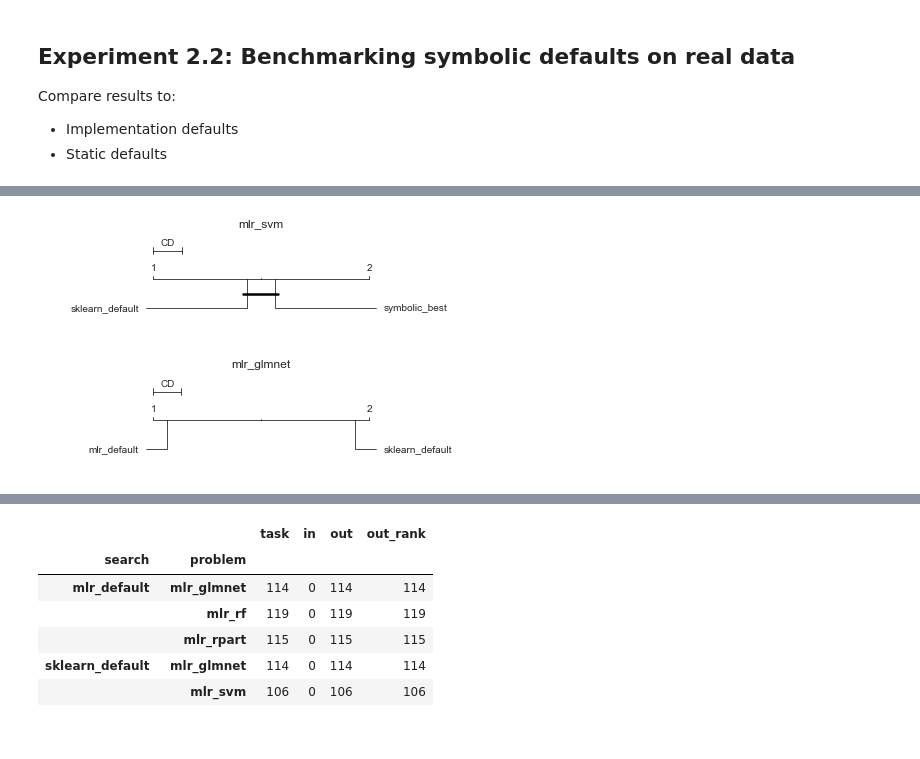
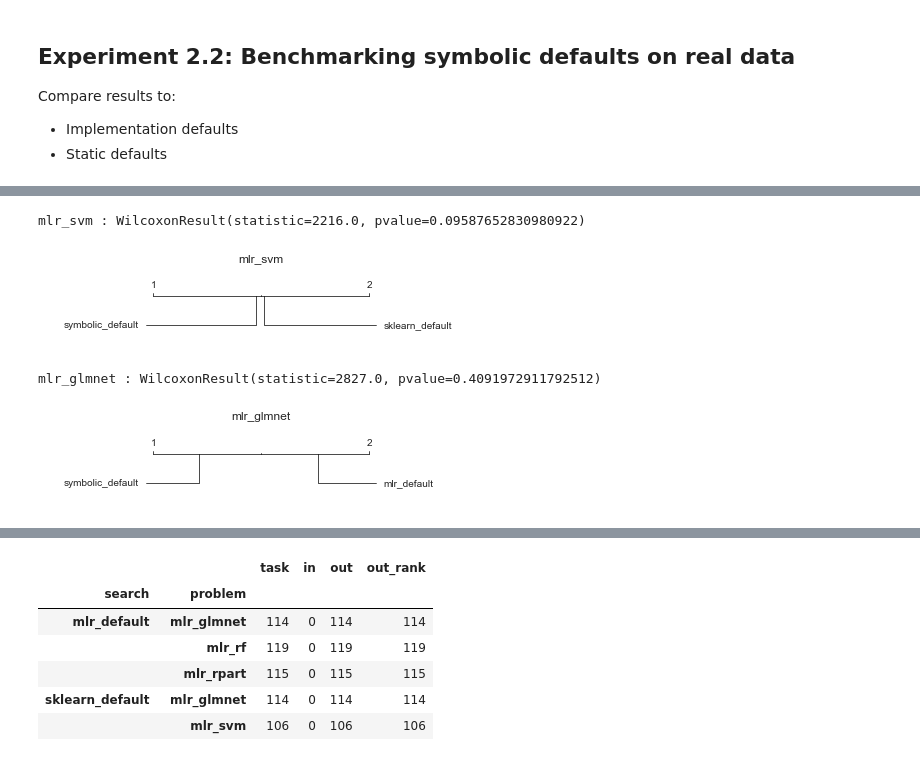
Before and after one commit to PGijsbers/symbolicdefaults, a Jupyter notebook: LogParsing-V3.ipynb, the cells around one changed output, grey strips where cells are left out. Drawn from its saved outputs; the diff is of its cells as text; code cells hidden in the pictures.

```diff
--- a/LogParsing-V3.ipynb
+++ b/LogParsing-V3.ipynb
@@ -594,8 +594,8 @@ for problem in aggsrdf.problem.unique():
         grid.ax_joint.set_ylabel(*y)
         plt.title(problem)
         plt.plot([0.,1.], [0.,1.], "b-", linewidth = 2, color = "red")
-        plt.plot([0.,1.], [0.05,1.05], "b-", linewidth = .5, color = "orange")
-        plt.plot([0.,1.], [-0.05,.95], "b-", linewidth = .5, color = "orange")
+        #plt.plot([0.,1.], [0.05,1.05], "b-", linewidth = .5, color = "orange")
+        #plt.plot([0.,1.], [-0.05,.95], "b-", linewidth = .5, color = "orange")
         plt.savefig(f"figures/scatter_vs_constants_surrogates_{problem}.png", bbox_inches='tight', pad_inches=.1)
         plt.show()
 # %% [output]
@@ -673,6 +673,8 @@ if orange_imported:
             names = data["search"].values
             avg_ranks = data["out_rank"].values
             cd = Orange.evaluation.compute_CD(avg_ranks, n_tasks)
+            if tst[1] > 0.05:
+                cd=None
             Orange.evaluation.graph_ranks(avg_ranks, names, cd=cd, width=6, textspace=1.5, filename = f"figures/cd_surrogates_{problem}.png", bbox_inches='tight',)
             plt.title(problem)
             plt.savefig(f"figures/cd_surrogates_{problem}.png", bbox_inches='tight', pad_inches=.1)
@@ -701,15 +708,14 @@ Compare results to:
 # %%
-# Collect real data evaluations: Implementation defaults
+# Collect real data evaluations: Symbolic defaults
 cols = ["task", "problem", "search", "in", "out"]
-
-real_baseline = pd.DataFrame([])
 for problem in problems:
-    file = f"data/mlr_{problem}_real_data_baselines_results.csv"
+    file = f"data/mlr_{problem}_real_data_symbolic_results.csv"
     if os.path.isfile(file):
         rbdf = pd.read_csv(file).rename(columns={"default":"search", "str":"expression", "problem_name": "problem", "mmce.test.mean":"out"})
         rbdf["in"] = np.nan
         rbdf["out"] = 1 - rbdf["out"] # Compute accuracy from mmce
         real_baseline = real_baseline.append(rbdf[cols])
 
+
 real_baseline.sort_values(["problem", "task"]).groupby(["search", "problem"])["out"].mean()
 # %% [output]
@@ -724,13 +730,15 @@ symbolic_best    mlr_svm        0.844961
 Name: out, dtype: float64
 # %%
+order  = ["mlr_default",   "sklearn_default",  "symbolic_default", "constant_default"]+["rs_"+str(x) for x in [2, 4, 8,16,32]]
+colors = ["darkish green", "jade green",       "marine blue" , "dusty purple"  ]
+colors = sns.xkcd_palette(colors) + sns.light_palette("orange", 5)[1:] + sns.xkcd_palette(["vermillion"])
+color_dict = dict(zip(order, colors))
+
 for problem in real_baseline.problem.unique():
     rbdf = real_baseline[real_baseline["problem"] == problem]
     if len(rbdf):
-        colors = sns.color_palette("Paired", rbdf.search.nunique())
-        color_dict = dict(zip(rbdf.search.unique(), colors))
-        order = ["mlr_default", "sklearn_default", "symbolic_best", "mupluslambda", "constants_only"]+["rs_"+str(x) for x in [2, 4, 8,16,32]]
-        order = [x for x in order if x in rbdf.search.values]
-        p = sns.boxplot(data=rbdf, x="search", y="out", palette = color_dict, order=order)
+        porder = [x for x in order if x in rbdf.search.values]
+        p = sns.boxplot(data=rbdf, x="search", y="out", order=porder, palette=color_dict)
         p.set_xticklabels(p.get_xticklabels(), rotation=60)
         p.set(ylabel='Accuracy (normalized)', xlabel='Search Strategy')
         p.set_title(f'Problem: {problem}')
@@ -745,21 +753,39 @@ for problem in real_baseline.problem.unique():
 # %%
 if orange_imported:
     # Need to find out how to annotate those CD diagrams
     real_baseline["out_rank"] = real_baseline.groupby(["task", "problem"]).out.rank(ascending=False)
     agg_real_baseline = real_baseline.groupby(["problem", "search"])["out_rank"].mean().reset_index()
 
-
     for problem in real_baseline.problem.unique():
         data = agg_real_baseline[agg_real_baseline.problem == problem]
         if len(data) > 1:
+            # Friedman / Wilcox Test
+            cnts = real_baseline[real_baseline.problem == problem].groupby(["task"]).search.count()
+            drop = cnts[cnts != cnts.max()].index.values
+            ftestdata = real_baseline[(real_baseline.problem == problem) & (~real_baseline.task.isin(drop))]
+            xar = [[x.values] for name, x in ftestdata.groupby(["search"])["out"]]
+            if len(xar) == 2:
+                tst = scipy.stats.wilcoxon(x=xar[0][0], y=xar[1][0], correction=True)
+            elif (len(xar) > 2):
+                tst = scipy.stats.friedmanchisquare(*xar)
+            else:
+                tst = "No test, only one sample"
+            print(f"{problem} : {tst}")
+            # Nemenyi Post Hoc
             names = data["search"].values
+            n_tasks = len(real_baseline[real_baseline["problem"] == problem])
             avg_ranks = data["out_rank"].values
-            cd = Orange.evaluation.compute_CD(avg_ranks, len(real_baseline[real_baseline["problem"] == problem]))
+            cd = Orange.evaluation.compute_CD(avg_ranks, n_tasks)
+            if tst[1] > 0.05:
+                cd=None
             Orange.evaluation.graph_ranks(avg_ranks, names, cd=cd, width=6, textspace=1.5, filename = f"figures/cd_realdata_{problem}.png", bbox_inches='tight',)
             plt.title(problem)
+            plt.savefig(f"figures/cd_real_data_{problem}.png", bbox_inches='tight', pad_inches=.1)
             plt.show()
 else:
     print("orange not available")
 # %% [output]
+mlr_svm : WilcoxonResult(statistic=2216.0, pvalue=0.09587652830980922)
-[figure, old version]
+[figure, new version]
+mlr_glmnet : WilcoxonResult(statistic=2827.0, pvalue=0.4091972911792512)
-[figure, old version]
+[figure, new version]
```
Also changed, not shown: parts of 5 cells of this notebook.
